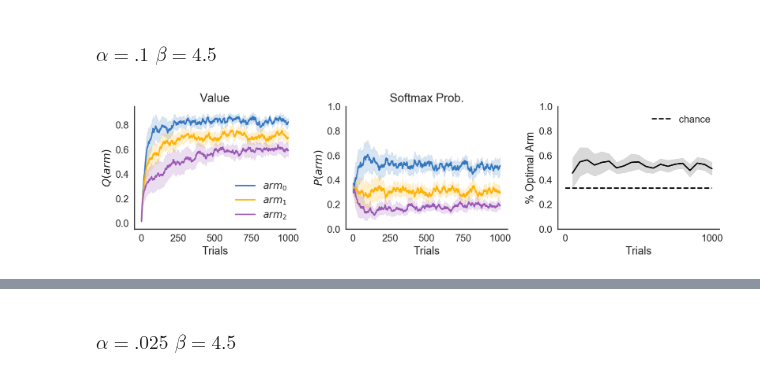
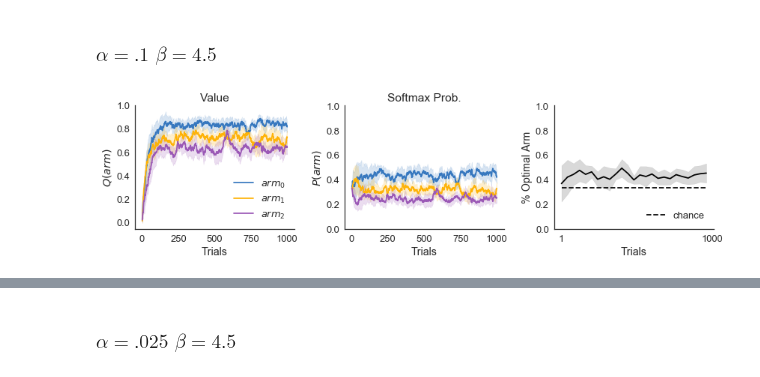
Before and after one commit to CoAxLab/AdaptiveDecisionMaking_2018, a Jupyter notebook: notebooks/Lab 2 - Reinforcement Learning.ipynb, the cells around one changed output, grey strips where cells are left out. Saved outputs shown, nothing was run; the diff lists cells and outputs as text; code cells hidden in the pictures.

```diff
--- a/notebooks/Lab 2 - Reinforcement Learning.ipynb
+++ b/notebooks/Lab 2 - Reinforcement Learning.ipynb
@@ -52,7 +53,7 @@ Image(url='https://github.com/CoAxLab/AdaptiveDecisionMaking_2018/blob/master/no
 # preward (list): 1xN vector of P(r) for each bandit
 # rvalues (list): 1xN vector of rew. values for each bandit
 agent = qlearn.Qagent(alpha=.1,
-                      beta=4.5,
+                      beta=3.5,
                       preward=[.85, .75, .65],
                       rvalues=[1, 1, 1])
 # %% [markdown]
@@ -99,7 +101,7 @@ vis.plot_qlearning(data2)
 ### $\alpha = .1 \,\, \beta=4.5$
 # %%
 agent.set_params(alpha=.1)
-data3 = agent.simulate_multiple_agents(nagents=20, ntrials=1000)
+data3 = agent.simulate_multiple(nsims=10, ntrials=1000)
 vis.plot_qlearning(data3)
 # %% [output]
-[figure, old version]
+[figure, new version]
```
Also changed, not shown: parts of 14 cells of this notebook, 6 other files.
